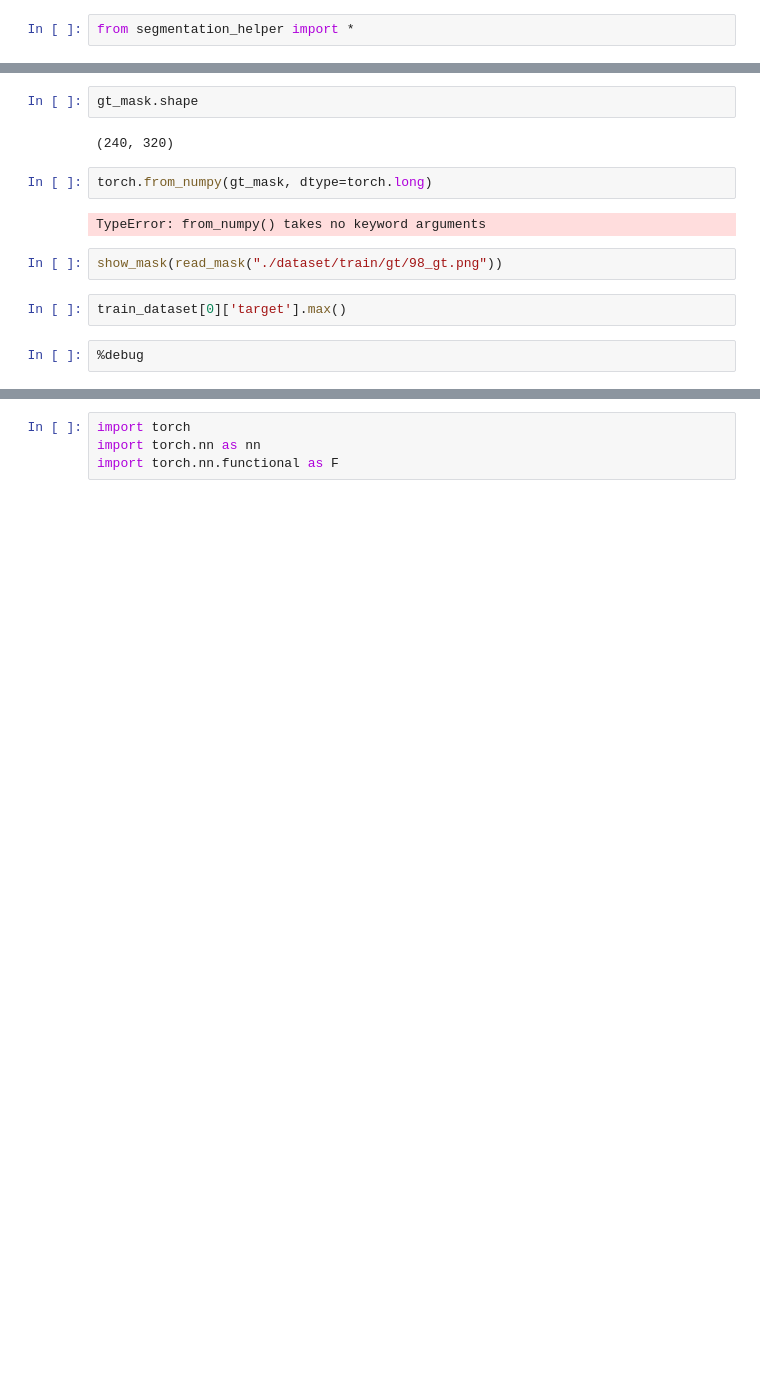
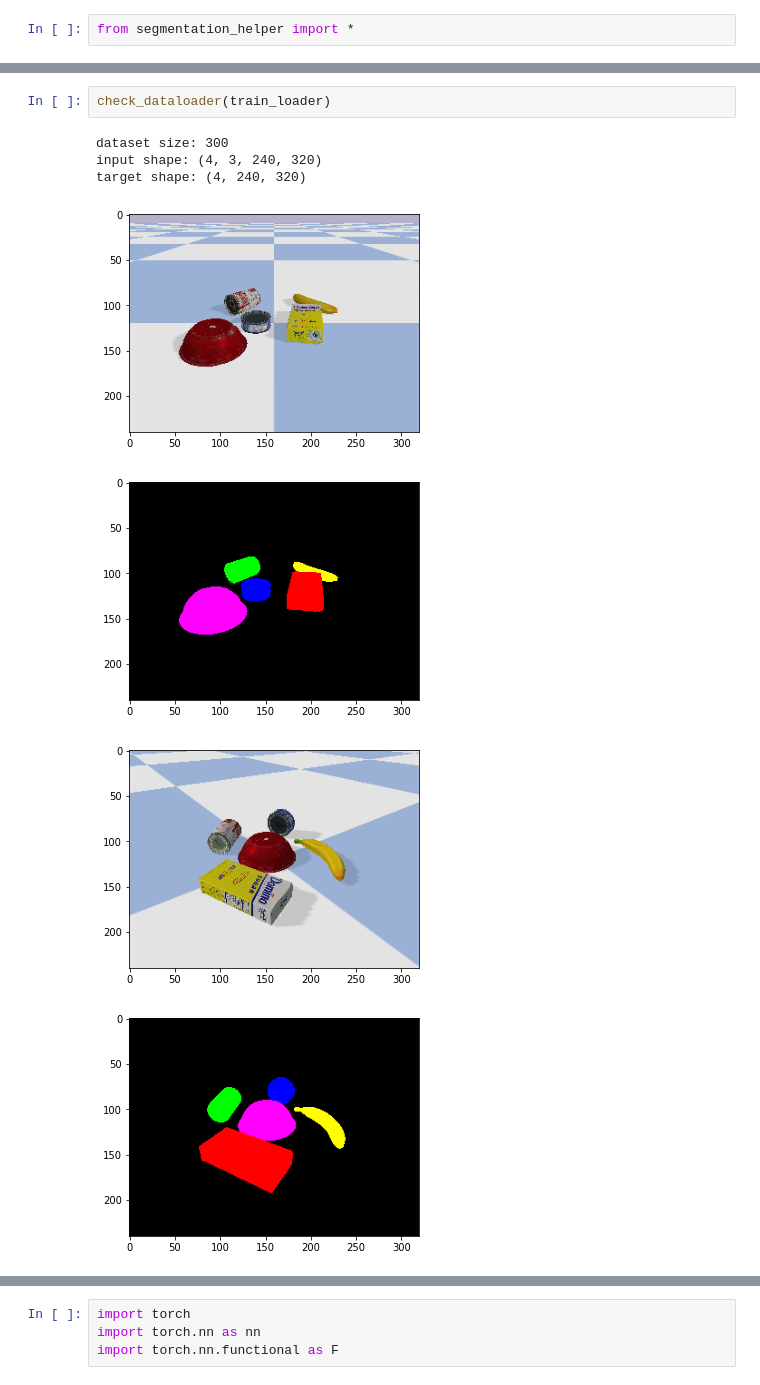
Before and after one commit to AdityaSidharta/columbia_robotics, a Jupyter notebook: hw2/notebooks/Scratch.ipynb, the cells around one changed output, grey strips where cells are left out. Cells and saved outputs as stored; diff of their text form; blank space fills up the shorter version.

```diff
--- a/hw2/notebooks/Scratch.ipynb
+++ b/hw2/notebooks/Scratch.ipynb
@@ -91,14 +57,10 @@ tensor(0.0196)
-# %%
-gt_mask.shape
-# %% [output]
-(240, 320)
-# %%
-torch.from_numpy(gt_mask, dtype=torch.long)
-# %% [output]
-TypeError: from_numpy() takes no keyword arguments
-# %%
-show_mask(read_mask("./dataset/train/gt/98_gt.png"))
-# %%
-train_dataset[0]['target'].max()
-# %%
-%debug
+# %%
+check_dataloader(train_loader)
+# %% [output]
+dataset size: 300
+input shape: (4, 3, 240, 320)
+target shape: (4, 240, 320)
+[figure, added]
+[figure, added]
+[figure, added]
+[figure, added]
```
Also changed, not shown: parts of 15 cells of this notebook, 4 other files.
